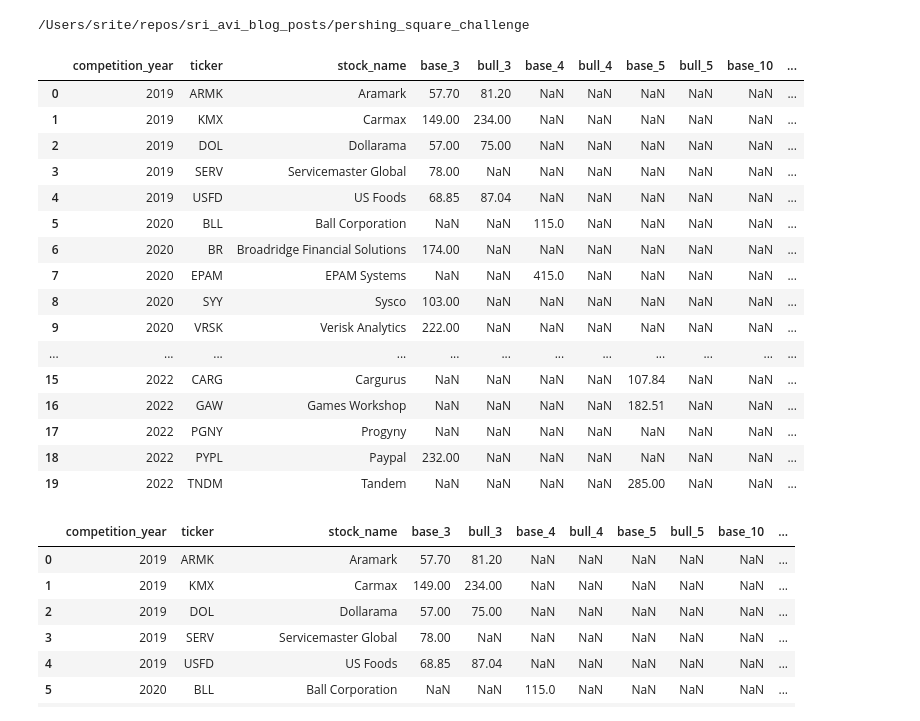
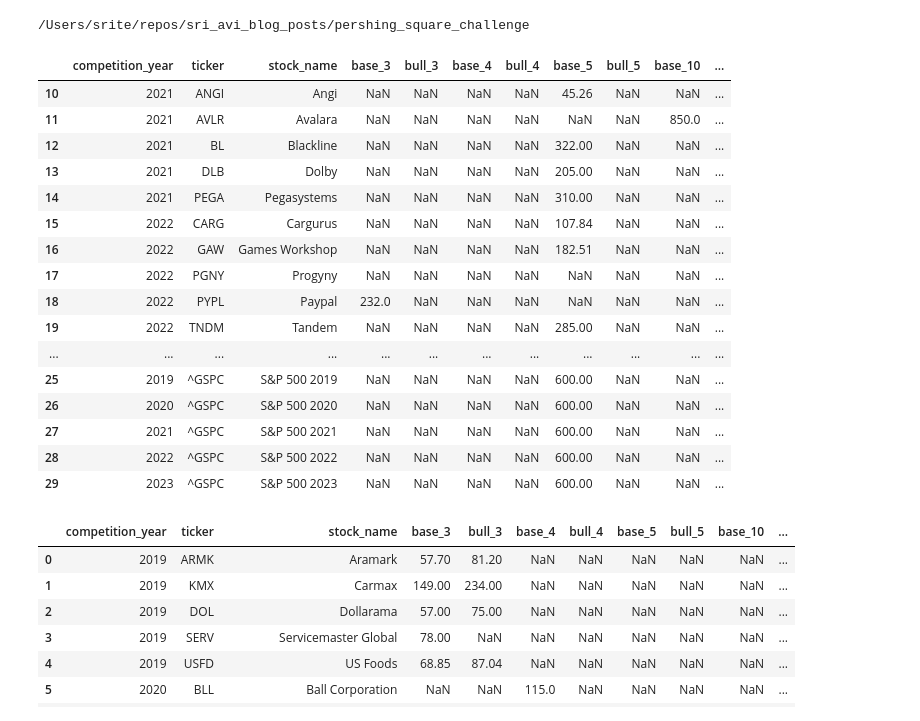
Before and after one commit to sritejachavva/sri_avi_blog_posts, a Jupyter notebook: pershing_square_challenge/PershingSquareChallenge.ipynb, the cells around one changed output. Drawn from its saved outputs; the diff is of its cells as text; code cells hidden in the pictures.

```diff
--- a/pershing_square_challenge/PershingSquareChallenge.ipynb
+++ b/pershing_square_challenge/PershingSquareChallenge.ipynb
@@ -23,25 +23,25 @@ pd.set_option('display.max_rows', 500)
 # %%
 predictions = pd.read_csv('pershing_square_predictions.csv')
 predictions['presentation_date'] = pd.to_datetime(predictions['presentation_date'])
-predictions.head(20)
+predictions.tail(20)
 # %% [output]
 |  | competition_year | ticker | stock_name | base_3 | bull_3 | base_4 | bull_4 | base_5 | bull_5 | base_10 | ... |
-| 0 | 2019 | ARMK | Aramark | 57.70 | 81.20 | NaN | NaN | NaN | NaN | NaN | ... |
-| 1 | 2019 | KMX | Carmax | 149.00 | 234.00 | NaN | NaN | NaN | NaN | NaN | ... |
-| 2 | 2019 | DOL | Dollarama | 57.00 | 75.00 | NaN | NaN | NaN | NaN | NaN | ... |
-| 3 | 2019 | SERV | Servicemaster Global | 78.00 | NaN | NaN | NaN | NaN | NaN | NaN | ... |
-| 4 | 2019 | USFD | US Foods | 68.85 | 87.04 | NaN | NaN | NaN | NaN | NaN | ... |
-| 5 | 2020 | BLL | Ball Corporation | NaN | NaN | 115.0 | NaN | NaN | NaN | NaN | ... |
-| 6 | 2020 | BR | Broadridge Financial Solutions | 174.00 | NaN | NaN | NaN | NaN | NaN | NaN | ... |
-| 7 | 2020 | EPAM | EPAM Systems | NaN | NaN | 415.0 | NaN | NaN | NaN | NaN | ... |
-| 8 | 2020 | SYY | Sysco | 103.00 | NaN | NaN | NaN | NaN | NaN | NaN | ... |
-| 9 | 2020 | VRSK | Verisk Analytics | 222.00 | NaN | NaN | NaN | NaN | NaN | NaN | ... |
-| ... | ... | ... | ... | ... | ... | ... | ... | ... | ... | ... | ... |
+| 10 | 2021 | ANGI | Angi | NaN | NaN | NaN | NaN | 45.26 | NaN | NaN | ... |
+| 11 | 2021 | AVLR | Avalara | NaN | NaN | NaN | NaN | NaN | NaN | 850.0 | ... |
+| 12 | 2021 | BL | Blackline | NaN | NaN | NaN | NaN | 322.00 | NaN | NaN | ... |
+| 13 | 2021 | DLB | Dolby | NaN | NaN | NaN | NaN | 205.00 | NaN | NaN | ... |
+| 14 | 2021 | PEGA | Pegasystems | NaN | NaN | NaN | NaN | 310.00 | NaN | NaN | ... |
 | 15 | 2022 | CARG | Cargurus | NaN | NaN | NaN | NaN | 107.84 | NaN | NaN | ... |
 | 16 | 2022 | GAW | Games Workshop | NaN | NaN | NaN | NaN | 182.51 | NaN | NaN | ... |
 | 17 | 2022 | PGNY | Progyny | NaN | NaN | NaN | NaN | NaN | NaN | NaN | ... |
-| 18 | 2022 | PYPL | Paypal | 232.00 | NaN | NaN | NaN | NaN | NaN | NaN | ... |
+| 18 | 2022 | PYPL | Paypal | 232.0 | NaN | NaN | NaN | NaN | NaN | NaN | ... |
 | 19 | 2022 | TNDM | Tandem | NaN | NaN | NaN | NaN | 285.00 | NaN | NaN | ... |
+| ... | ... | ... | ... | ... | ... | ... | ... | ... | ... | ... | ... |
+| 25 | 2019 | ^GSPC | S&P 500 2019 | NaN | NaN | NaN | NaN | 600.00 | NaN | NaN | ... |
+| 26 | 2020 | ^GSPC | S&P 500 2020 | NaN | NaN | NaN | NaN | 600.00 | NaN | NaN | ... |
+| 27 | 2021 | ^GSPC | S&P 500 2021 | NaN | NaN | NaN | NaN | 600.00 | NaN | NaN | ... |
+| 28 | 2022 | ^GSPC | S&P 500 2022 | NaN | NaN | NaN | NaN | 600.00 | NaN | NaN | ... |
+| 29 | 2023 | ^GSPC | S&P 500 2023 | NaN | NaN | NaN | NaN | 600.00 | NaN | NaN | ... |
 # %%
 predictions['projection_date'] = '';
 
```
Also changed, not shown: parts of 5 cells of this notebook, 3 other files.
